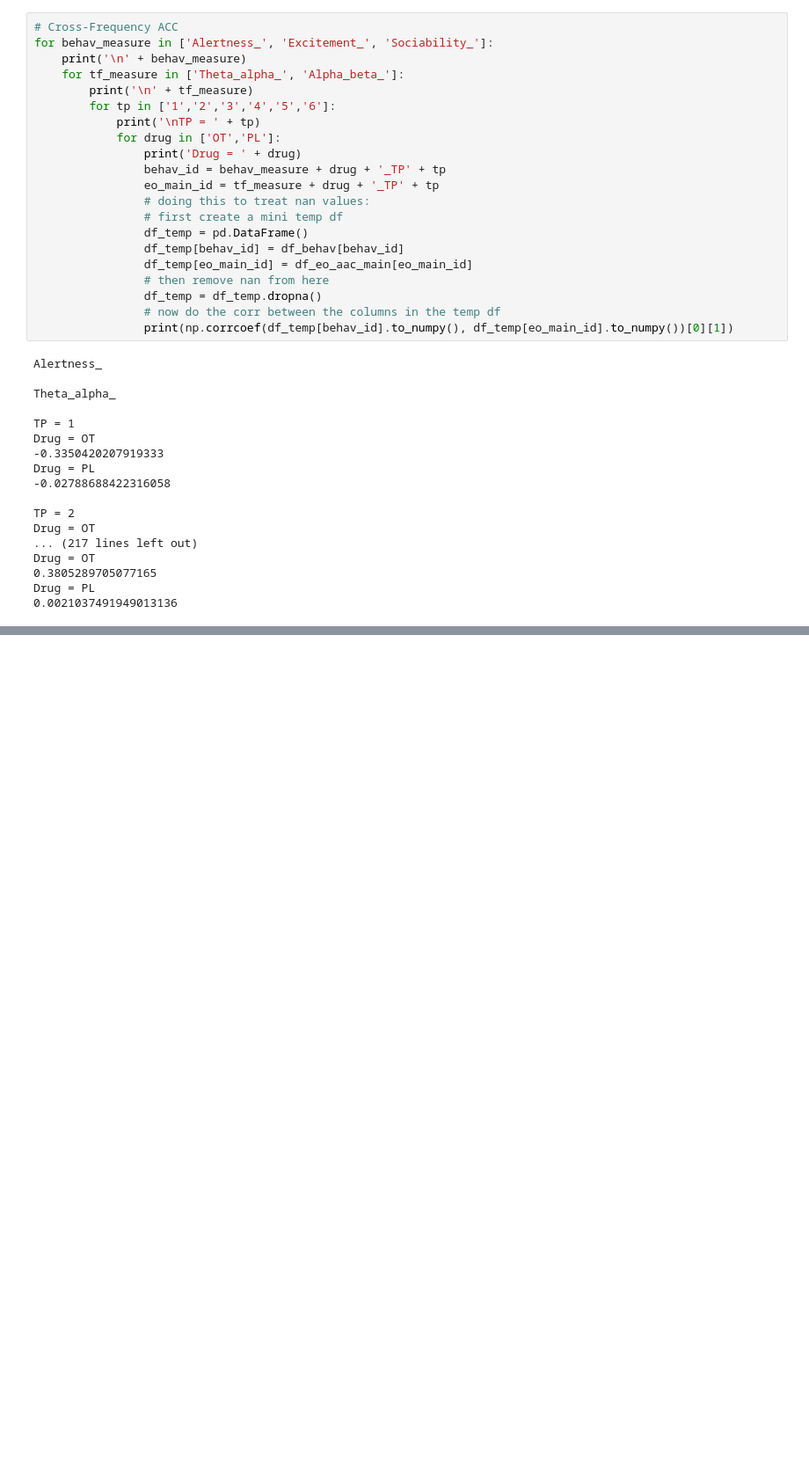
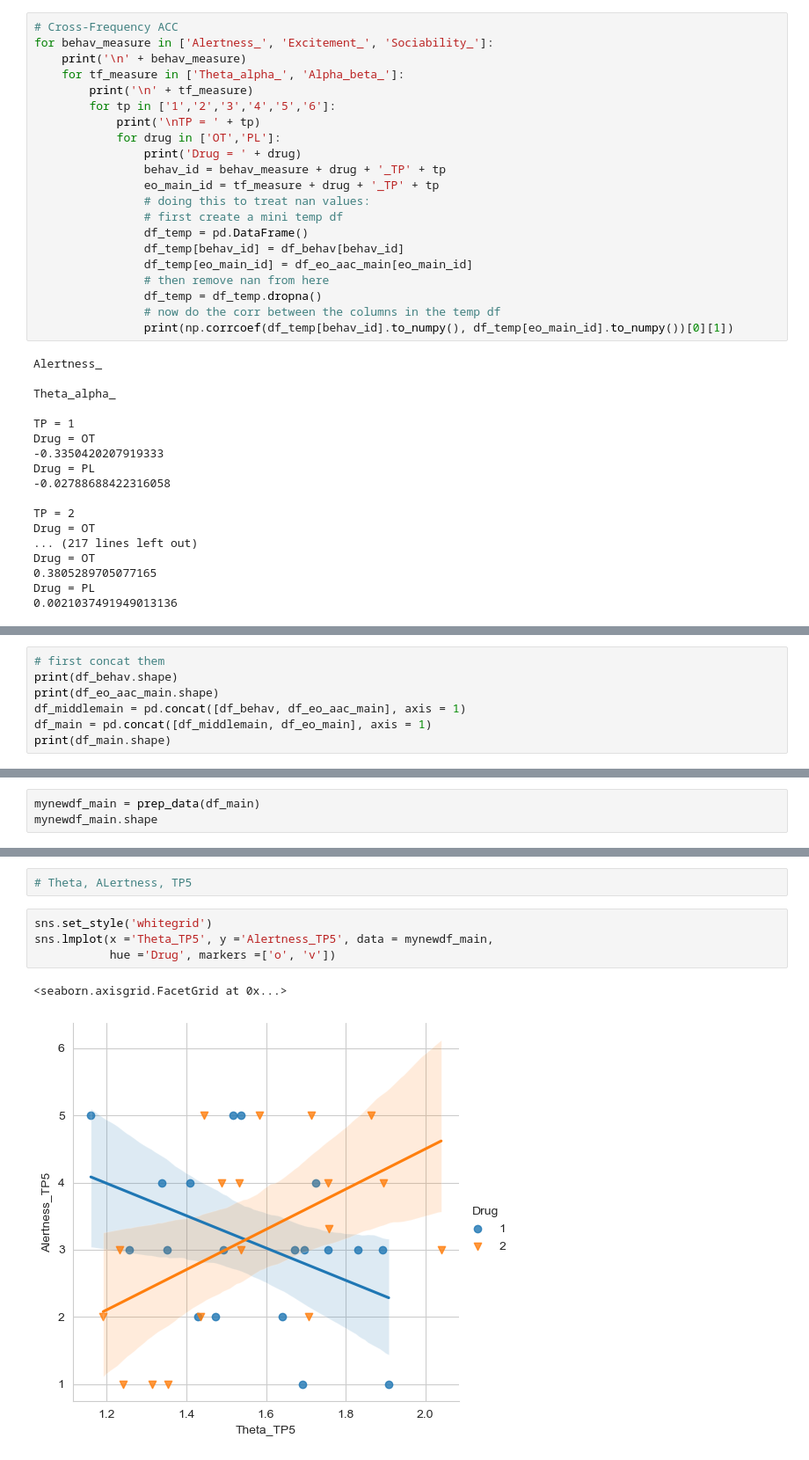
Before and after one commit to mariezelenina/OTPH-TF, a Jupyter notebook: Behav_corr.ipynb, the cells around one changed output, grey strips where cells are left out. Shown at 88% size. Drawn from its saved outputs; the diff is of its cells as text; blank space fills up the shorter version.

Commit message:
Behav analysis - added regressions

```diff
--- a/Behav_corr.ipynb
+++ b/Behav_corr.ipynb
@@ -585,0 +684,7 @@ Drug = PL
+# %%
+# first concat them
+print(df_behav.shape)
+print(df_eo_aac_main.shape)
+df_middlemain = pd.concat([df_behav, df_eo_aac_main], axis = 1)
+df_main = pd.concat([df_middlemain, df_eo_main], axis = 1)
+print(df_main.shape)
@@ -585,0 +695,3 @@ Drug = PL
+# %%
+mynewdf_main = prep_data(df_main)
+mynewdf_main.shape
@@ -585,0 +815,9 @@ Drug = PL
+# %%
+# Theta, ALertness, TP5
+# %%
+sns.set_style('whitegrid')
+sns.lmplot(x ='Theta_TP5', y ='Alertness_TP5', data = mynewdf_main,
+           hue ='Drug', markers =['o', 'v'])
+# %% [output]
+<seaborn.axisgrid.FacetGrid at 0x...>
+[figure, added]
```
Also changed, not shown: parts of 20 cells of this notebook.
